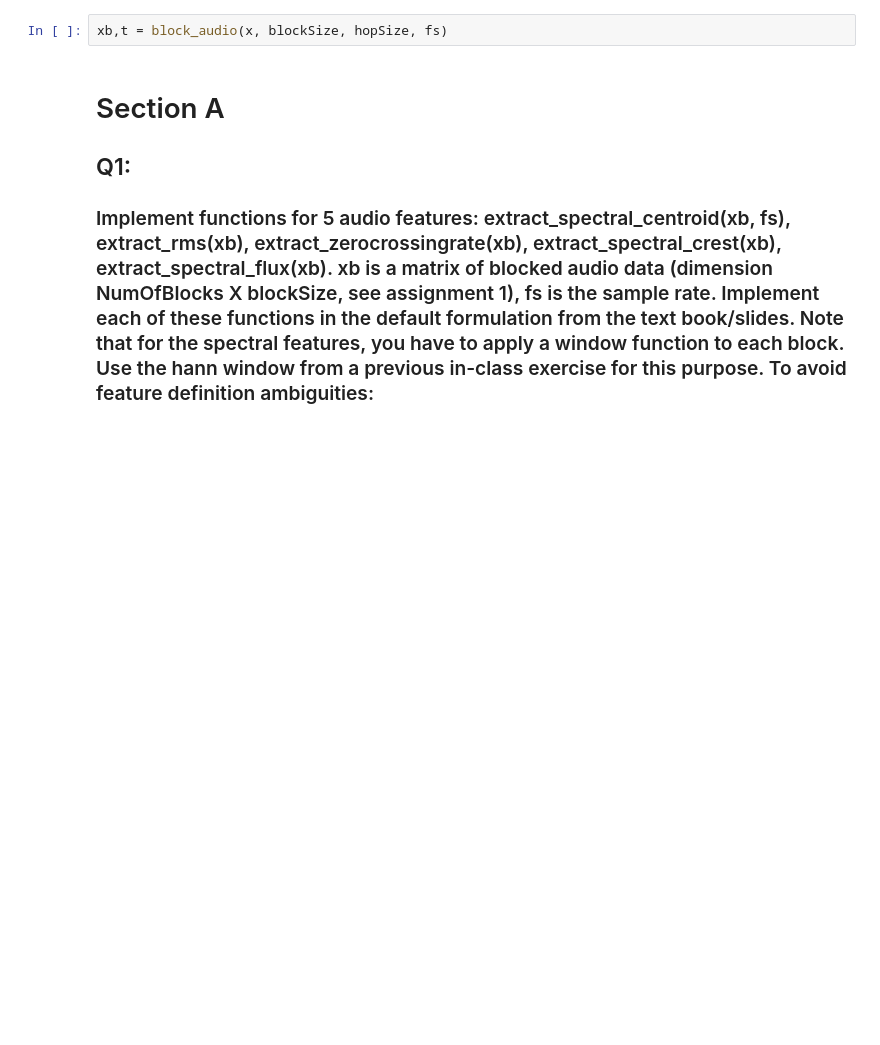
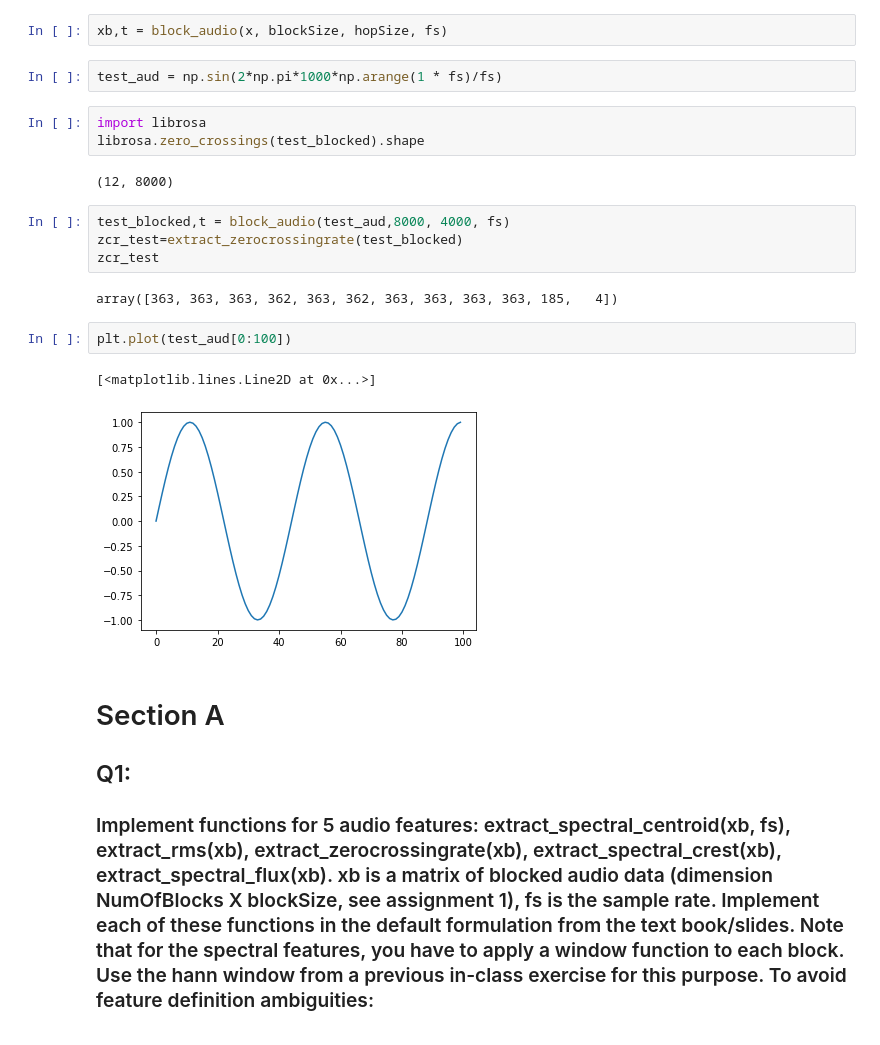
Before and after one commit to VedantKalbag/ACA-assignments, a Jupyter notebook: assignment_2/ass2.ipynb, the cells around one changed output. Drawn from its saved outputs; the diff is of its cells as text; blank space fills up the shorter version.

```diff
--- a/assignment_2/ass2.ipynb
+++ b/assignment_2/ass2.ipynb
@@ -37,5 +40,23 @@ def block_audio(x,blockSize,hopSize,fs):
 # %%
 xb,t = block_audio(x, blockSize, hopSize, fs)
+# %%
+test_aud = np.sin(2*np.pi*1000*np.arange(1 * fs)/fs)
+# %%
+import librosa
+librosa.zero_crossings(test_blocked).shape
+# %% [output]
+(12, 8000)
+# %%
+test_blocked,t = block_audio(test_aud,8000, 4000, fs)
+zcr_test=extract_zerocrossingrate(test_blocked)
+zcr_test
+# %% [output]
+array([363, 363, 363, 362, 363, 362, 363, 363, 363, 363, 185,   4])
+# %%
+plt.plot(test_aud[0:100])
+# %% [output]
+[<matplotlib.lines.Line2D at 0x...>]
+[figure, added]
 # %% [markdown]
 # Section A
 
```
Also changed, not shown: parts of 9 cells of this notebook, 1 other file.
